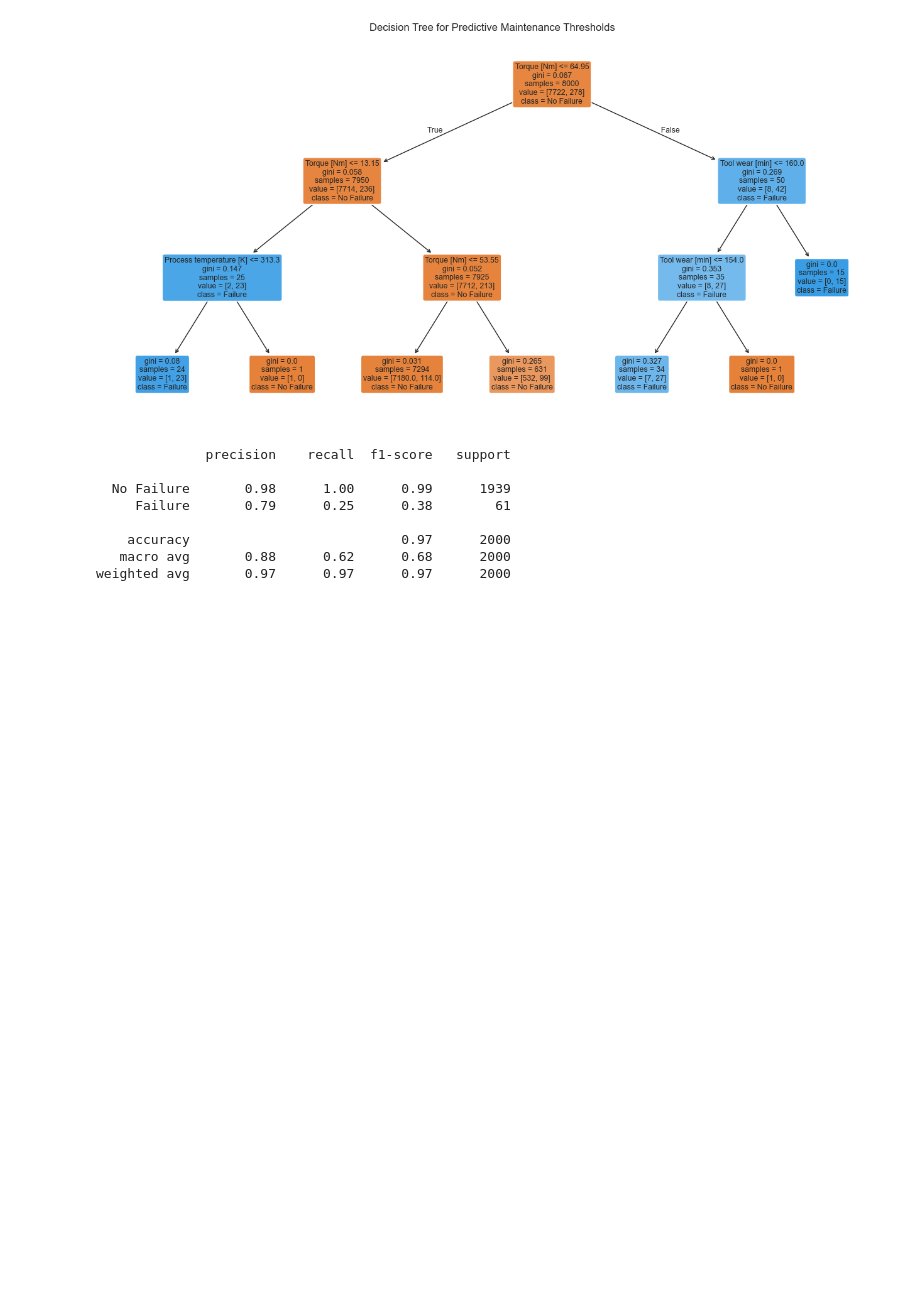
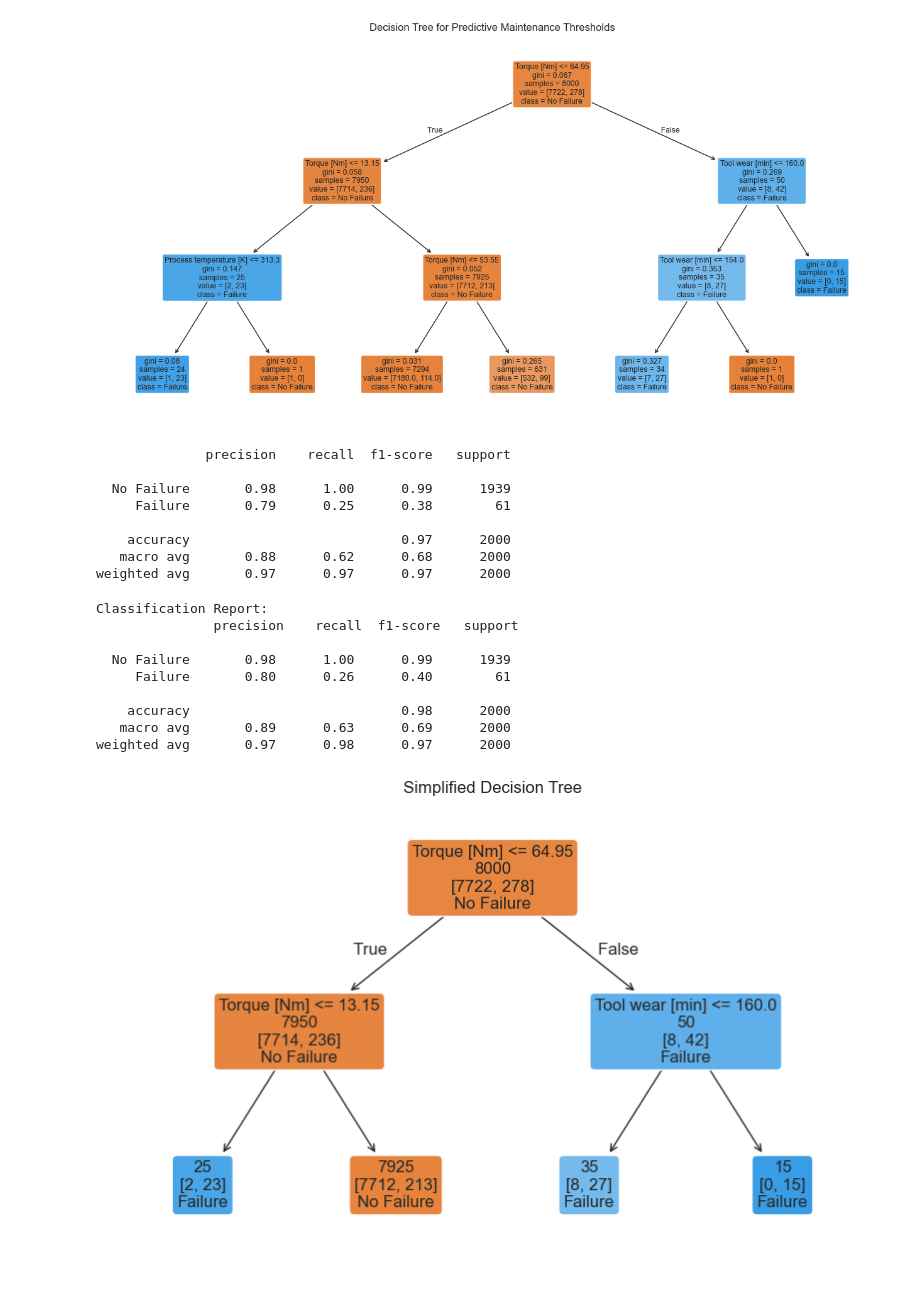
Before and after one commit to MariaArthur/Machine-Predictive-Maintenance-Project, a Jupyter notebook: TT7L_B.ipynb, the cells around one changed output. Cells and saved outputs as stored; diff of their text form; code cells hidden in the pictures; blank space fills up the shorter version.

```diff
--- a/TT7L_B.ipynb
+++ b/TT7L_B.ipynb
@@ -283,3 +614,42 @@ print(report)
     accuracy                           0.97      2000
    macro avg       0.88      0.62      0.68      2000
 weighted avg       0.97      0.97      0.97      2000
+# %%
+# Step 1: Train-test split
+X_train, X_test, y_train, y_test = train_test_split(X, y, test_size=0.2, random_state=42)
+
+# Step 2: Train a simple Decision Tree
+tree_model = DecisionTreeClassifier(max_depth=2, random_state=42)
+tree_model.fit(X_train, y_train)
+
+# Step 3: Evaluate performance
+y_pred = tree_model.predict(X_test)
+print("Classification Report:\n", classification_report(y_test, y_pred, target_names=["No Failure", "Failure"]))
+
+# Step 4: Plot the tree (no gini, no value, no samples)
+plt.figure(figsize=(10, 6))
+plot_tree(
+    tree_model,
+    feature_names=features,
+    class_names=["No Failure", "Failure"],
+    filled=True,
+    rounded=True,
+    impurity=False,
+    proportion=False,
+    label='none',        # ❌ Removes "gini" and "samples" labels
+    fontsize=12
+
+)
+plt.title("Simplified Decision Tree")
+plt.show()
+# %% [output]
+Classification Report:
+               precision    recall  f1-score   support
+
+  No Failure       0.98      1.00      0.99      1939
+     Failure       0.80      0.26      0.40        61
+
+    accuracy                           0.98      2000
+   macro avg       0.89      0.63      0.69      2000
+weighted avg       0.97      0.98      0.97      2000
+[figure, added]
```
Also changed, not shown: parts of 43 cells of this notebook.
